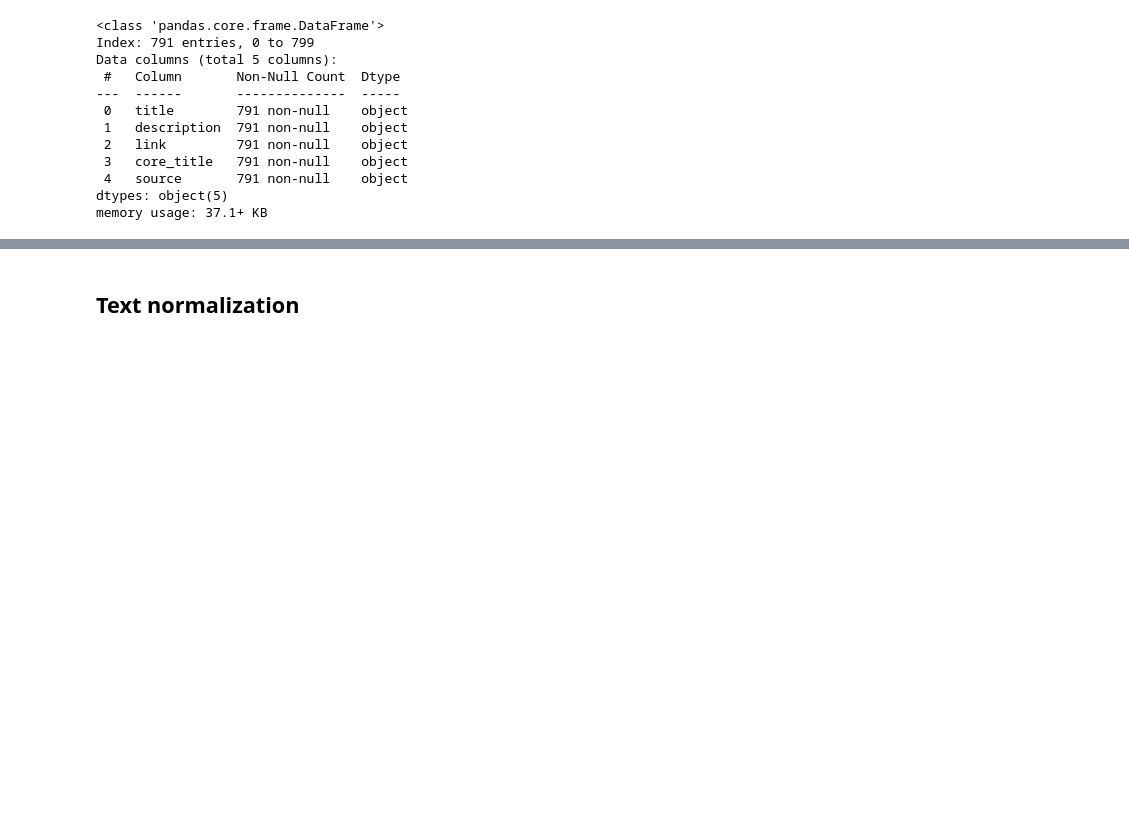
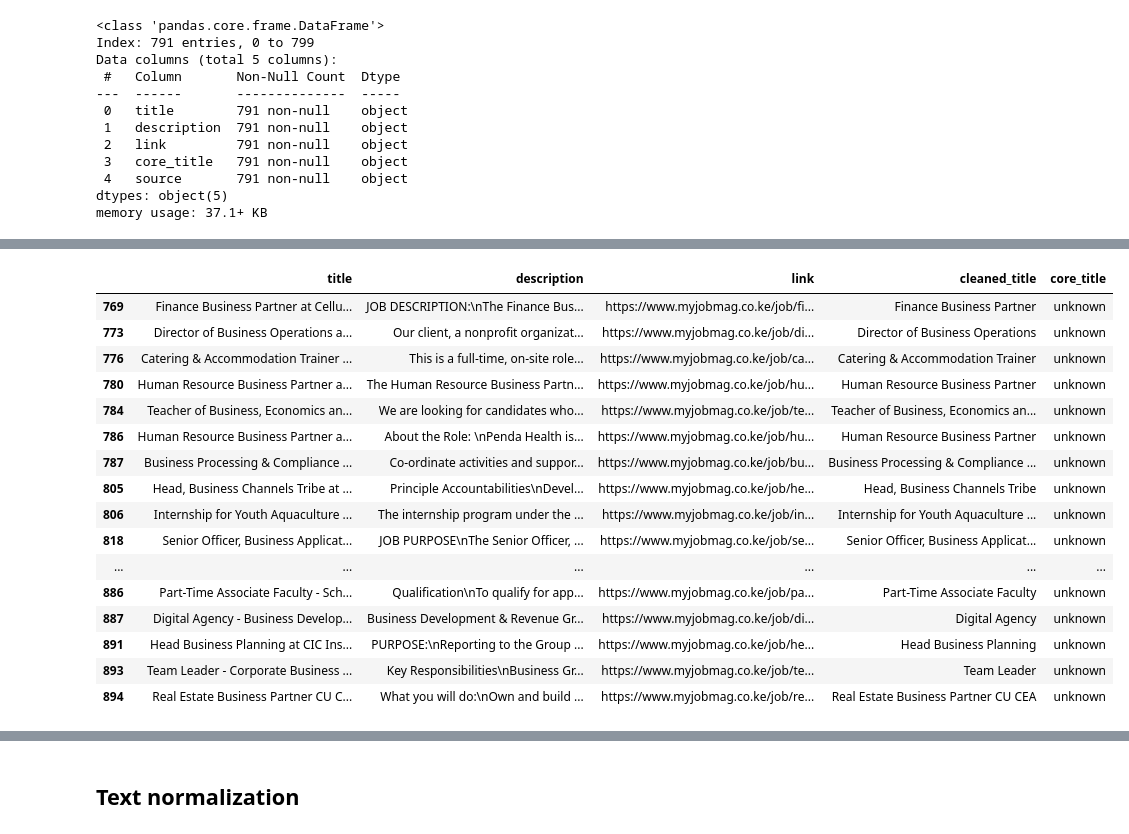
Before and after one commit to WamzMwangi/Job_Market_Analysis-BI_Tools, a Jupyter notebook: main.ipynb, the cells around one changed output, grey strips where cells are left out. Saved outputs shown, nothing was run; the diff lists cells and outputs as text; code cells hidden in the pictures; blank space fills up the shorter version.

Commit message:
cleaning the myjobmag dataset

```diff
--- a/main.ipynb
+++ b/main.ipynb
@@ -122,0 +131,3 @@ memory usage: 37.1+ KB
+# %%
+df2=pd.read_csv(r'C:\Users\Wambui\Desktop\Job_Market_Analysis-BI_Tools\myjobmag_data.csv')
+df2.head()
@@ -122,0 +143,6 @@ memory usage: 37.1+ KB
+# %%
+def remove_company_name(title):
+    return re.sub(r'\s+(at|\||-)\s+.*', '', title, flags=re.IGNORECASE)
+# %%
+df2['cleaned_title']=df2['title'].apply(remove_company_name)
+df2
@@ -122,0 +163,3 @@ memory usage: 37.1+ KB
+# %%
+df2["core_title"] = df2["cleaned_title"].apply(get_core_title)
+df2[["cleaned_title", "core_title"]]
@@ -122,0 +201,20 @@ memory usage: 37.1+ KB
+# %%
+df2.loc[df2['core_title']=='unknown'].tail(30)
+# %% [output]
+|  | title | description | link | cleaned_title | core_title |
+| 769 | Finance Business Partner at Cellu... | JOB DESCRIPTION:\nThe Finance Bus... | https://www.myjobmag.co.ke/job/fi... | Finance Business Partner | unknown |
+| 773 | Director of Business Operations a... | Our client, a nonprofit organizat... | https://www.myjobmag.co.ke/job/di... | Director of Business Operations | unknown |
+| 776 | Catering & Accommodation Trainer ... | This is a full-time, on-site role... | https://www.myjobmag.co.ke/job/ca... | Catering & Accommodation Trainer | unknown |
+| 780 | Human Resource Business Partner a... | The Human Resource Business Partn... | https://www.myjobmag.co.ke/job/hu... | Human Resource Business Partner | unknown |
+| 784 | Teacher of Business, Economics an... | We are looking for candidates who... | https://www.myjobmag.co.ke/job/te... | Teacher of Business, Economics an... | unknown |
+| 786 | Human Resource Business Partner a... | About the Role: \nPenda Health is... | https://www.myjobmag.co.ke/job/hu... | Human Resource Business Partner | unknown |
+| 787 | Business Processing & Compliance ... | Co-ordinate activities and suppor... | https://www.myjobmag.co.ke/job/bu... | Business Processing & Compliance ... | unknown |
+| 805 | Head, Business Channels Tribe at ... | Principle Accountabilities\nDevel... | https://www.myjobmag.co.ke/job/he... | Head, Business Channels Tribe | unknown |
+| 806 | Internship for Youth Aquaculture ... | The internship program under the ... | https://www.myjobmag.co.ke/job/in... | Internship for Youth Aquaculture ... | unknown |
+| 818 | Senior Officer, Business Applicat... | JOB PURPOSE\nThe Senior Officer, ... | https://www.myjobmag.co.ke/job/se... | Senior Officer, Business Applicat... | unknown |
+| ... | ... | ... | ... | ... | ... |
+| 886 | Part-Time Associate Faculty - Sch... | Qualification\nTo qualify for app... | https://www.myjobmag.co.ke/job/pa... | Part-Time Associate Faculty | unknown |
+| 887 | Digital Agency - Business Develop... | Business Development & Revenue Gr... | https://www.myjobmag.co.ke/job/di... | Digital Agency | unknown |
+| 891 | Head Business Planning at CIC Ins... | PURPOSE:\nReporting to the Group ... | https://www.myjobmag.co.ke/job/he... | Head Business Planning | unknown |
+| 893 | Team Leader - Corporate Business ... | Key Responsibilities\nBusiness Gr... | https://www.myjobmag.co.ke/job/te... | Team Leader | unknown |
+| 894 | Real Estate Business Partner CU C... | What you will do:\nOwn and build ... | https://www.myjobmag.co.ke/job/re... | Real Estate Business Partner CU CEA | unknown |
```
Also changed, not shown: parts of 15 cells of this notebook, 1 other file.
